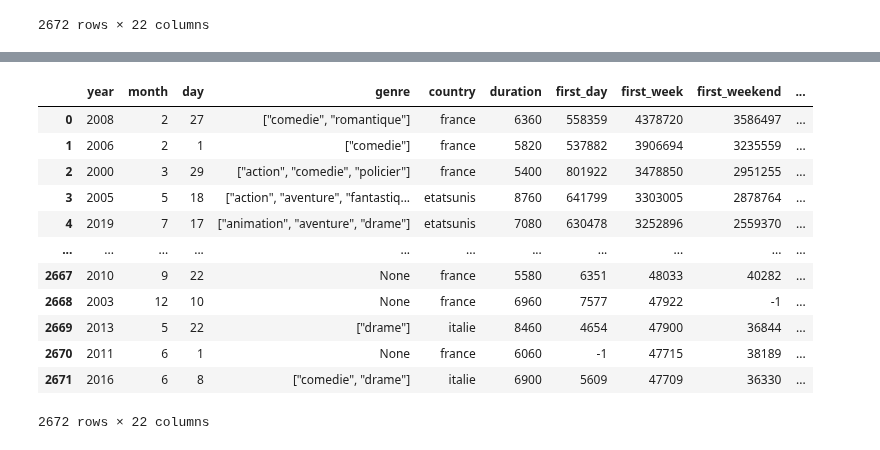
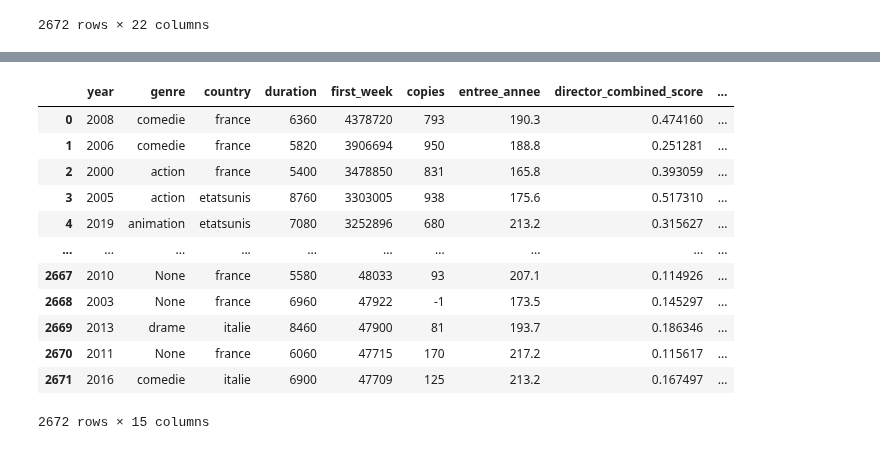
Before and after one commit to AFlo59/Brief_Popularity_Film, a Jupyter notebook: modelisation/model.ipynb, the cells around one changed output, grey strips where cells are left out. Saved outputs shown, nothing was run; the diff lists cells and outputs as text; code cells hidden in the pictures.

```diff
--- a/modelisation/model.ipynb
+++ b/modelisation/model.ipynb
@@ -148,3 +148,12 @@ holiday_ct = Pipeline([('holiday_dict' , holiday_pip)])
 
 
 df = holiday_ct.fit_transform(df)
+# %%
+from modelisation.functions import nettoyer_genre
+
+genre_transformer = FunctionTransformer(nettoyer_genre)
+genre_pip = make_pipeline(genre_transformer)
+genre_ct = Pipeline([('genre_dict' , genre_pip)])
+
+
+genre_ct.fit_transform(df)
@@ -151,21 +174,30 @@ df = holiday_ct.fit_transform(df)
+# %%
+from modelisation.functions import calculate_actor_scores
+
+actor_transformer = FunctionTransformer(calculate_actor_scores)
+actor_pip = make_pipeline(actor_transformer)
+actor_ct = Pipeline([('actor_dict' , actor_pip)])
+
+
+df = actor_ct.fit_transform(df)
 # %%
 # on drop les features inutiles
-df = df.drop(["casting",'director','raw_title','distributor',"award","lang"], axis=1)
+df = df.drop(['actor_list','month','day',"casting",'director','raw_title','distributor',"award","lang",'first_day','first_weekend','hebdo_rank','total_spectator','rating_press','budget'], axis=1)
 df
 # %% [output]
-|  | year | month | day | genre | country | duration | first_day | first_week | first_weekend | ... |
-| 0 | 2008 | 2 | 27 | ["comedie", "romantique"] | france | 6360 | 558359 | 4378720 | 3586497 | ... |
-| 1 | 2006 | 2 | 1 | ["comedie"] | france | 5820 | 537882 | 3906694 | 3235559 | ... |
-| 2 | 2000 | 3 | 29 | ["action", "comedie", "policier"] | france | 5400 | 801922 | 3478850 | 2951255 | ... |
-| 3 | 2005 | 5 | 18 | ["action", "aventure", "fantastiq... | etatsunis | 8760 | 641799 | 3303005 | 2878764 | ... |
-| 4 | 2019 | 7 | 17 | ["animation", "aventure", "drame"] | etatsunis | 7080 | 630478 | 3252896 | 2559370 | ... |
-| ... | ... | ... | ... | ... | ... | ... | ... | ... | ... | ... |
-| 2667 | 2010 | 9 | 22 | None | france | 5580 | 6351 | 48033 | 40282 | ... |
-| 2668 | 2003 | 12 | 10 | None | france | 6960 | 7577 | 47922 | -1 | ... |
-| 2669 | 2013 | 5 | 22 | ["drame"] | italie | 8460 | 4654 | 47900 | 36844 | ... |
-| 2670 | 2011 | 6 | 1 | None | france | 6060 | -1 | 47715 | 38189 | ... |
-| 2671 | 2016 | 6 | 8 | ["comedie", "drame"] | italie | 6900 | 5609 | 47709 | 36330 | ... |
+|  | year | genre | country | duration | first_week | copies | entree_annee | director_combined_score | ... |
+| 0 | 2008 | comedie | france | 6360 | 4378720 | 793 | 190.3 | 0.474160 | ... |
+| 1 | 2006 | comedie | france | 5820 | 3906694 | 950 | 188.8 | 0.251281 | ... |
+| 2 | 2000 | action | france | 5400 | 3478850 | 831 | 165.8 | 0.393059 | ... |
+| 3 | 2005 | action | etatsunis | 8760 | 3303005 | 938 | 175.6 | 0.517310 | ... |
+| 4 | 2019 | animation | etatsunis | 7080 | 3252896 | 680 | 213.2 | 0.315627 | ... |
+| ... | ... | ... | ... | ... | ... | ... | ... | ... | ... |
+| 2667 | 2010 | None | france | 5580 | 48033 | 93 | 207.1 | 0.114926 | ... |
+| 2668 | 2003 | None | france | 6960 | 47922 | -1 | 173.5 | 0.145297 | ... |
+| 2669 | 2013 | drame | italie | 8460 | 47900 | 81 | 193.7 | 0.186346 | ... |
+| 2670 | 2011 | None | france | 6060 | 47715 | 170 | 217.2 | 0.115617 | ... |
+| 2671 | 2016 | comedie | italie | 6900 | 47709 | 125 | 213.2 | 0.167497 | ... |
-2672 rows × 22 columns
+2672 rows × 15 columns
 # %%
 X = df.drop(['first_week'], axis=1)
 y = df.first_week
```
Also changed, not shown: parts of 7 cells of this notebook, 3 other files.
